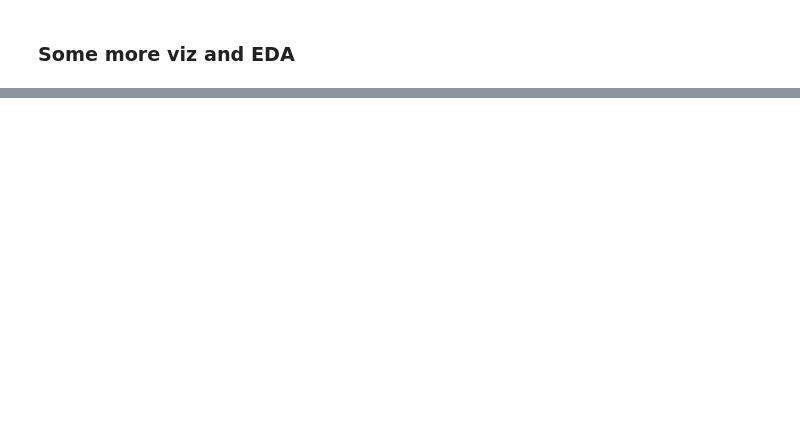
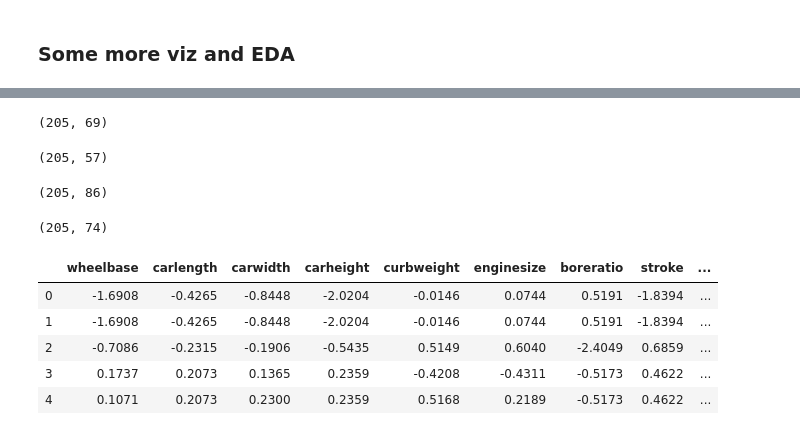
Before and after one commit to JeremyWeidner/402_group4, a Jupyter notebook: Project 1/python_ETL_EDA.ipynb, the cells around one changed output, grey strips where cells are left out. Drawn from its saved outputs; the diff is of its cells as text; code cells hidden in the pictures; blank space fills up the shorter version.

```diff
--- a/Project 1/python_ETL_EDA.ipynb
+++ b/Project 1/python_ETL_EDA.ipynb
@@ -179,0 +230,35 @@ plt.subplots_adjust(hspace=0.5)
+# %%
+# Get the dummy variables for the categorical feature and store it in a new variable - 'dummies'
+
+dummies = pd.get_dummies(df_std[cat_col])
+dummies.shape
+# %% [output]
+(205, 69)
+# %%
+dummies = pd.get_dummies(df_std[cat_col], drop_first = True)
+dummies.shape
+# %% [output]
+(205, 57)
+# %%
+# Add the results to the original dataframe
+
+df_std = pd.concat([df_std, dummies], axis = 1)
+df_std.shape
+# %% [output]
+(205, 86)
+# %%
+# Drop the original cat variables as dummies are already created
+
+df_std.drop( cat_col, axis = 1, inplace = True)
+df_std.shape
+# %% [output]
+(205, 74)
+# %%
+df_std.head()
+# %% [output]
+|  | wheelbase | carlength | carwidth | carheight | curbweight | enginesize | boreratio | stroke | ... |
+| 0 | -1.6908 | -0.4265 | -0.8448 | -2.0204 | -0.0146 | 0.0744 | 0.5191 | -1.8394 | ... |
+| 1 | -1.6908 | -0.4265 | -0.8448 | -2.0204 | -0.0146 | 0.0744 | 0.5191 | -1.8394 | ... |
+| 2 | -0.7086 | -0.2315 | -0.1906 | -0.5435 | 0.5149 | 0.6040 | -2.4049 | 0.6859 | ... |
+| 3 | 0.1737 | 0.2073 | 0.1365 | 0.2359 | -0.4208 | -0.4311 | -0.5173 | 0.4622 | ... |
+| 4 | 0.1071 | 0.2073 | 0.2300 | 0.2359 | 0.5168 | 0.2189 | -0.5173 | 0.4622 | ... |
```
Also changed, not shown: parts of 26 cells of this notebook.
